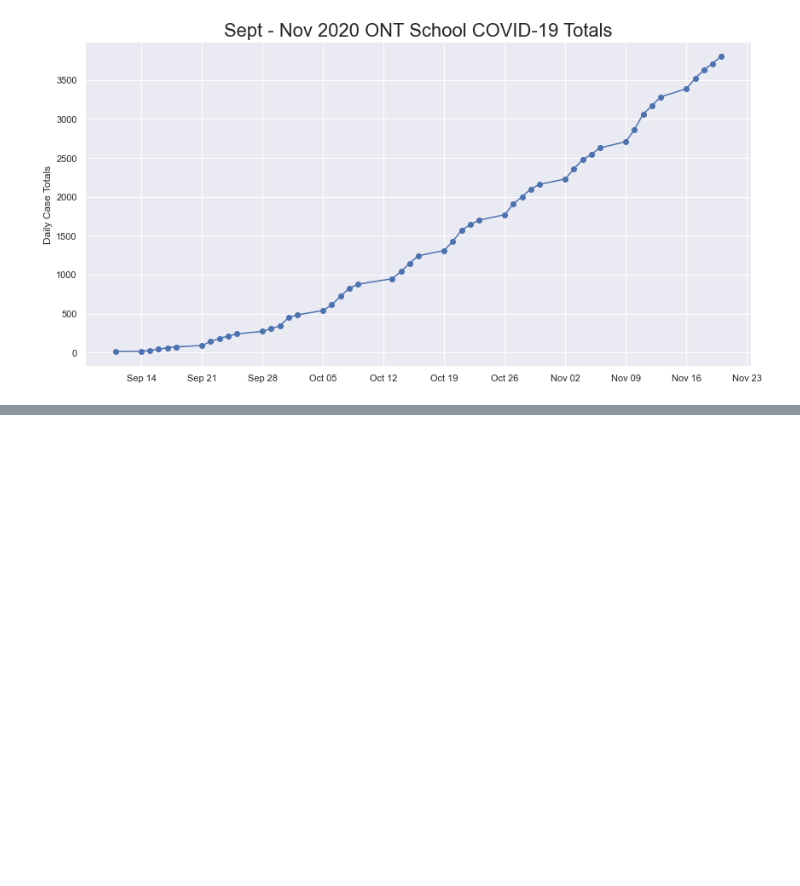
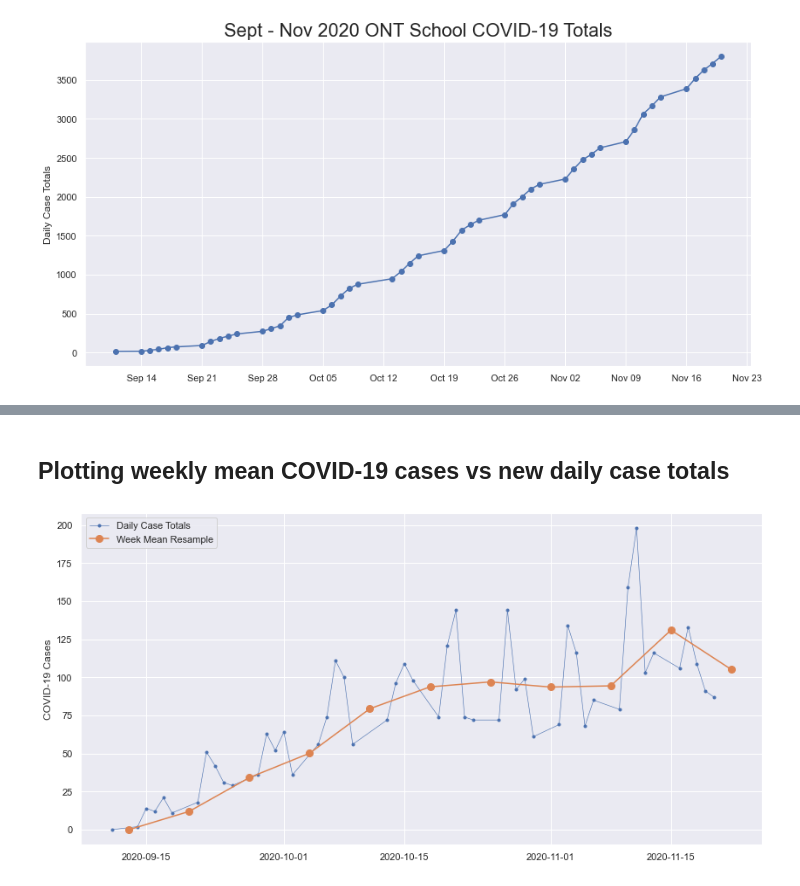
Before and after one commit to Peterstangolis/ontario_schools_covid19_analysis, a Jupyter notebook: ont_school_covid19_analysis_201.ipynb, the cells around one changed output, grey strips where cells are left out. Cells and saved outputs as stored; diff of their text form; code cells hidden in the pictures; blank space fills up the shorter version.

```diff
--- a/ont_school_covid19_analysis_201.ipynb
+++ b/ont_school_covid19_analysis_201.ipynb
@@ -150,0 +184,12 @@ ax.xaxis.set_major_formatter(mdates.DateFormatter('%b %d'));
+# %%
+# Weekly mean COVID-19 case resample
+
+# reset index to reported date
+datetime_index = pd.DatetimeIndex(df.reported_date.values)
+df2 = df.set_index(datetime_index)
+df2.drop('reported_date', axis=1, inplace=True)
+
+# resample dataframe with weekly totals
+data_columns = ['new_total_school_related_cases']
+weekly_mean = df2[data_columns].resample('W').mean()
+weekly_mean.head()
@@ -150,0 +203,12 @@ ax.xaxis.set_major_formatter(mdates.DateFormatter('%b %d'));
+# %% [markdown]
+## Plotting weekly mean COVID-19 cases  vs new daily case totals
+# %%
+fig, ax = plt.subplots()
+ax.plot(df2.loc[:, 'new_total_school_related_cases'],
+       marker='.', linestyle='-', linewidth=0.6, label='Daily Case Totals')
+ax.plot(weekly_mean.loc[:, 'new_total_school_related_cases'],
+       marker='o', markersize=8, linestyle='-', label="Week Mean Resample")
+ax.set_ylabel("COVID-19 Cases")
+ax.legend();
+# %% [output]
+[figure, added]
```
Also changed, not shown: parts of 10 cells of this notebook.
